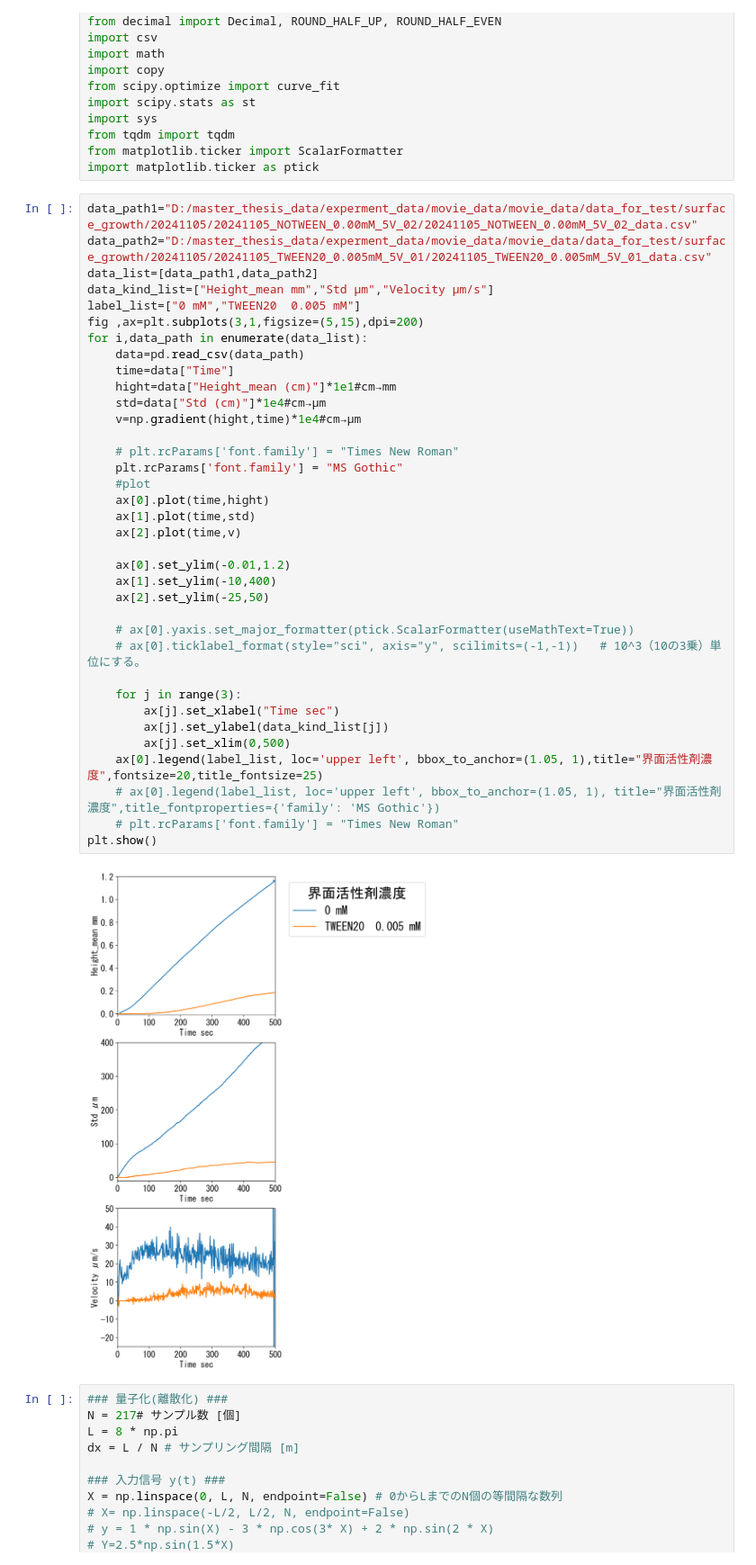
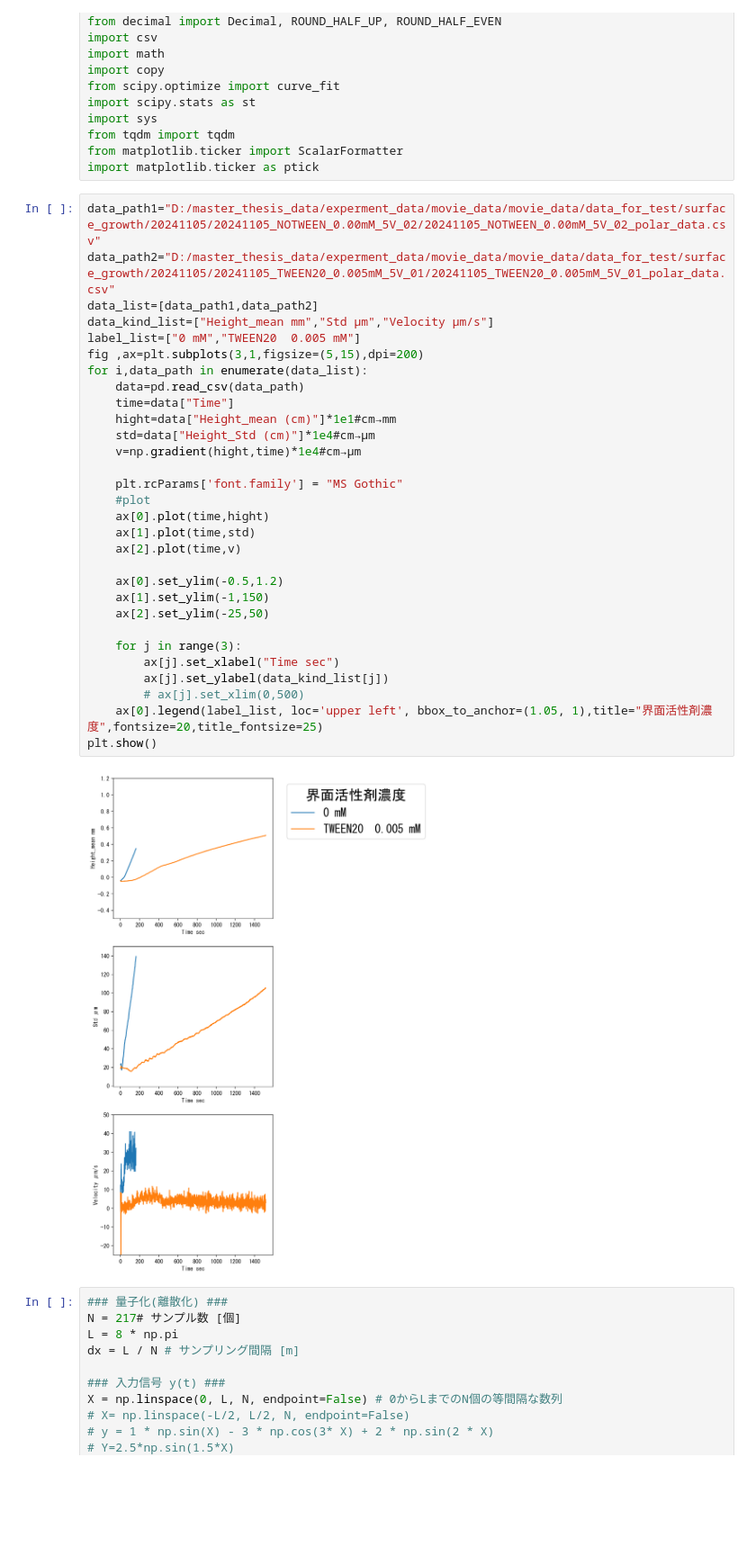
Before and after one commit to momoya-N/dendrite, a Jupyter notebook: movie_analisis/analisis_program/surface_groth/surface_groth_plot.ipynb, the cells around one changed output. Shown at 90% size. Cells and saved outputs as stored; diff of their text form; blank space fills up the shorter version.

```diff
--- a/movie_analisis/analisis_program/surface_groth/surface_groth_plot.ipynb
+++ b/movie_analisis/analisis_program/surface_groth/surface_groth_plot.ipynb
@@ -19,43 +19,37 @@ from tqdm import tqdm
 from matplotlib.ticker import ScalarFormatter
 import matplotlib.ticker as ptick
 # %%
-data_path1="D:/master_thesis_data/experment_data/movie_data/movie_data/data_for_test/surface_growth/20241105/20241105_NOTWEEN_0.00mM_5V_02/20241105_NOTWEEN_0.00mM_5V_02_data.csv"
-data_path2="D:/master_thesis_data/experment_data/movie_data/movie_data/data_for_test/surface_growth/20241105/20241105_TWEEN20_0.005mM_5V_01/20241105_TWEEN20_0.005mM_5V_01_data.csv"
+data_path1="D:/master_thesis_data/experment_data/movie_data/movie_data/data_for_test/surface_growth/20241105/20241105_NOTWEEN_0.00mM_5V_02/20241105_NOTWEEN_0.00mM_5V_02_polar_data.csv"
+data_path2="D:/master_thesis_data/experment_data/movie_data/movie_data/data_for_test/surface_growth/20241105/20241105_TWEEN20_0.005mM_5V_01/20241105_TWEEN20_0.005mM_5V_01_polar_data.csv"
 data_list=[data_path1,data_path2]
 data_kind_list=["Height_mean mm","Std μm","Velocity μm/s"]
 label_list=["0 mM","TWEEN20  0.005 mM"]
 fig ,ax=plt.subplots(3,1,figsize=(5,15),dpi=200)
 for i,data_path in enumerate(data_list):
     data=pd.read_csv(data_path)
     time=data["Time"]
     hight=data["Height_mean (cm)"]*1e1#cm→mm
-    std=data["Std (cm)"]*1e4#cm→μm
+    std=data["Height_Std (cm)"]*1e4#cm→μm
     v=np.gradient(hight,time)*1e4#cm→μm
 
-    # plt.rcParams['font.family'] = "Times New Roman"
     plt.rcParams['font.family'] = "MS Gothic"
     #plot
     ax[0].plot(time,hight)
     ax[1].plot(time,std)
     ax[2].plot(time,v)
 
-    ax[0].set_ylim(-0.01,1.2)
-    ax[1].set_ylim(-10,400)
+    ax[0].set_ylim(-0.5,1.2)
+    ax[1].set_ylim(-1,150)
     ax[2].set_ylim(-25,50)
-
-    # ax[0].yaxis.set_major_formatter(ptick.ScalarFormatter(useMathText=True))
-    # ax[0].ticklabel_format(style="sci", axis="y", scilimits=(-1,-1))   # 10^3（10の3乗）単位にする。
 
     for j in range(3):
         ax[j].set_xlabel("Time sec")
         ax[j].set_ylabel(data_kind_list[j])
-        ax[j].set_xlim(0,500)
+        # ax[j].set_xlim(0,500)
     ax[0].legend(label_list, loc='upper left', bbox_to_anchor=(1.05, 1),title="界面活性剤濃度",fontsize=20,title_fontsize=25)
-    # ax[0].legend(label_list, loc='upper left', bbox_to_anchor=(1.05, 1), title="界面活性剤濃度",title_fontproperties={'family': 'MS Gothic'})
-    # plt.rcParams['font.family'] = "Times New Roman"
 plt.show()
 # %% [output]
-[figure, old version]
+[figure, new version]
 # %%
 ### 量子化(離散化) ###
 N = 217# サンプル数 [個]
```
Also changed, not shown: parts of 1 cell of this notebook, 4 other files.
